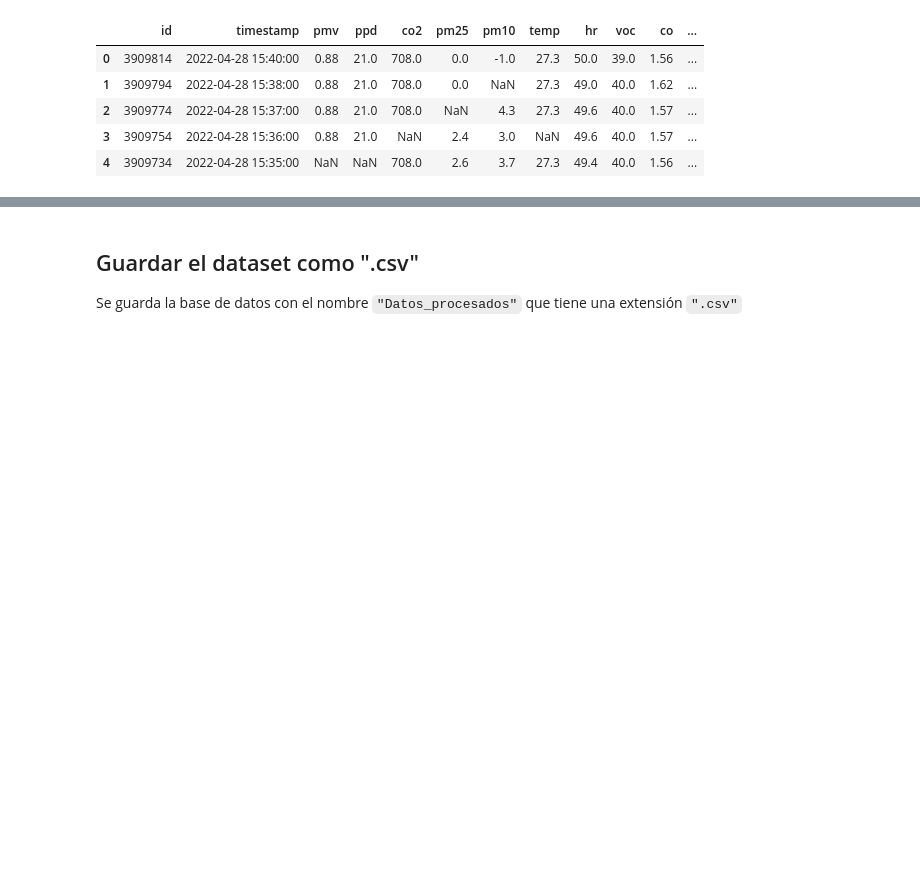
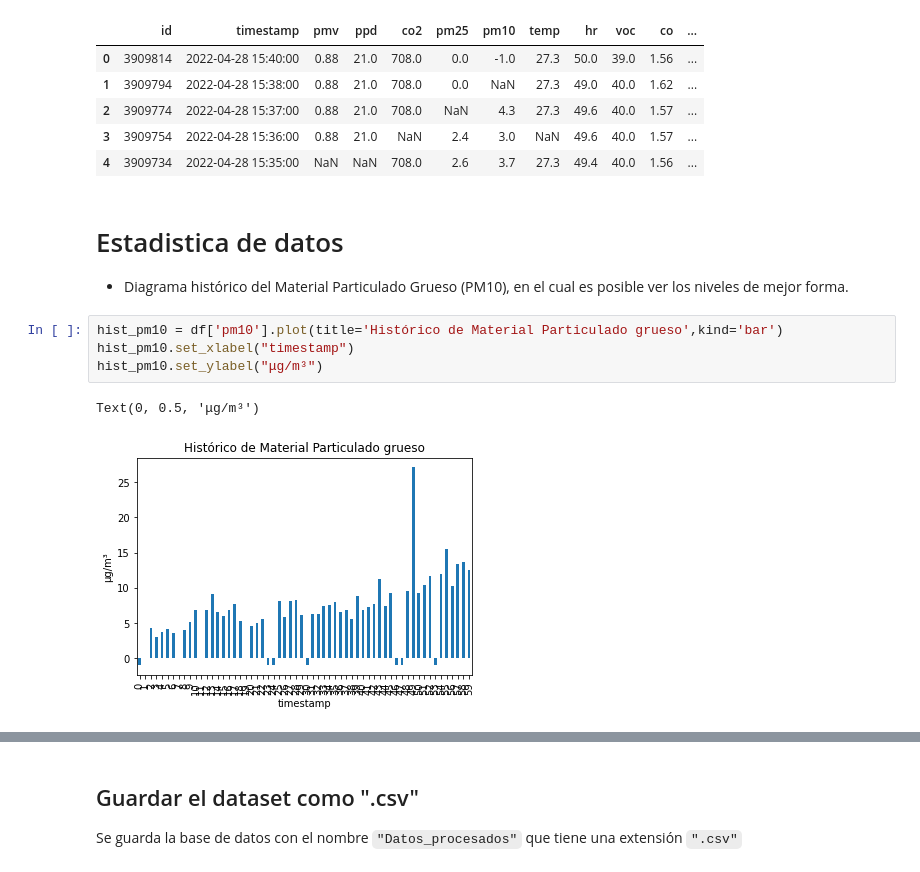
Before and after one commit to gaticavm9/Data-Wrangling, a Jupyter notebook: Main.ipynb, the cells around one changed output, grey strips where cells are left out. Drawn from its saved outputs; the diff is of its cells as text; blank space fills up the shorter version.

```diff
--- a/Main.ipynb
+++ b/Main.ipynb
@@ -309,3 +309,13 @@ df.head()
 | 2 | 3909774 | 2022-04-28 15:37:00 | 0.88 | 21.0 | 708.0 | NaN | 4.3 | 27.3 | 49.6 | 40.0 | 1.57 | ... |
 | 3 | 3909754 | 2022-04-28 15:36:00 | 0.88 | 21.0 | NaN | 2.4 | 3.0 | NaN | 49.6 | 40.0 | 1.57 | ... |
 | 4 | 3909734 | 2022-04-28 15:35:00 | NaN | NaN | 708.0 | 2.6 | 3.7 | 27.3 | 49.4 | 40.0 | 1.56 | ... |
+# %% [markdown]
+# Estadistica de datos
+- Diagrama histórico del Material Particulado Grueso (PM10), en el cual es posible ver los niveles de mejor forma.
+# %%
+hist_pm10 = df['pm10'].plot(title='Histórico de Material Particulado grueso',kind='bar')
+hist_pm10.set_xlabel("timestamp")
+hist_pm10.set_ylabel("μg/m³")
+# %% [output]
+Text(0, 0.5, 'μg/m³')
+[figure, added]
```
Also changed, not shown: parts of 6 cells of this notebook.
